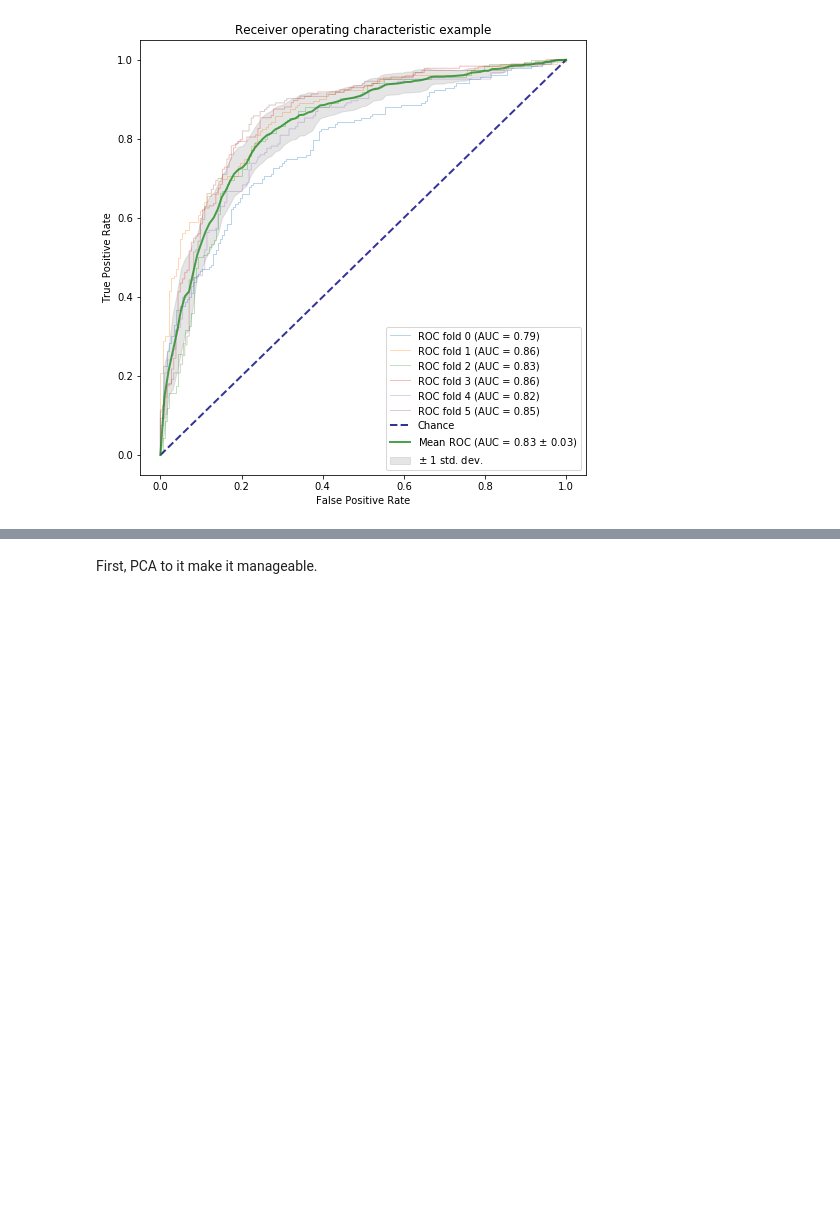
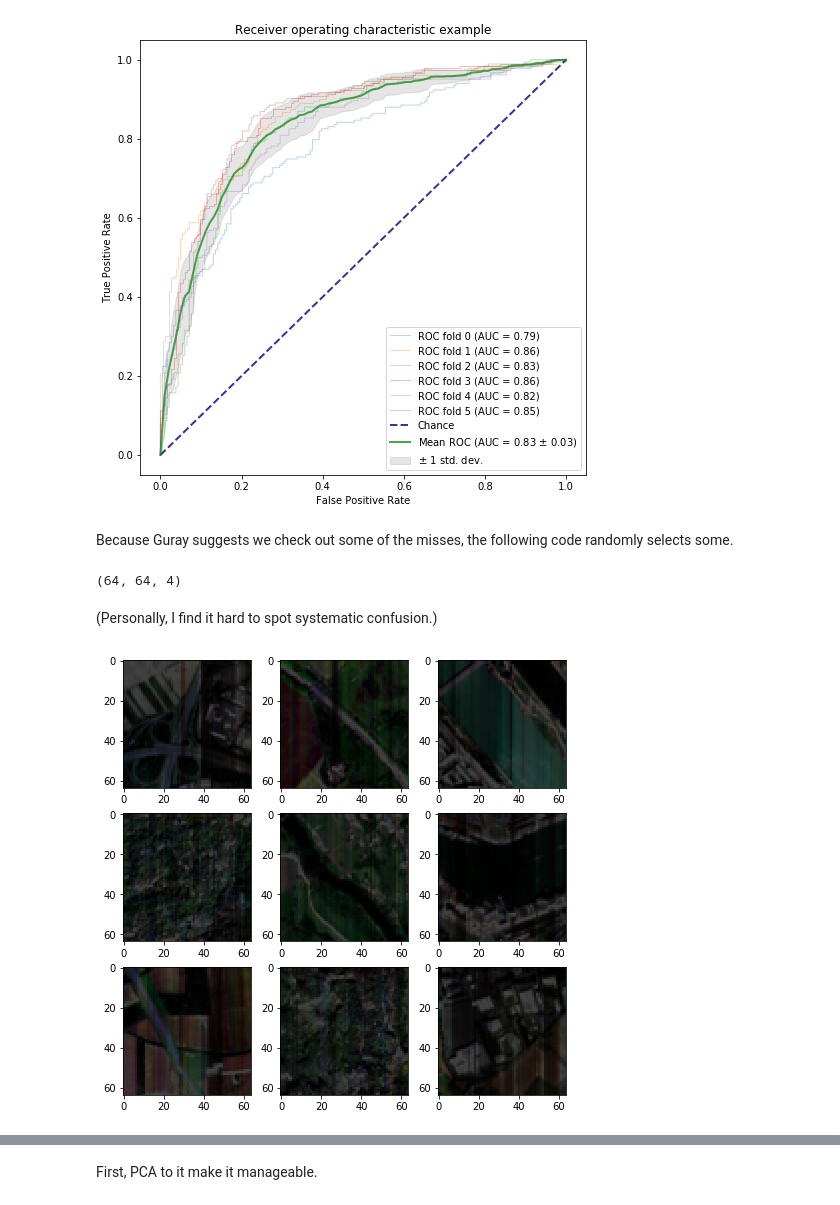
Before and after one commit to asrenninger/Week5, a Jupyter notebook: renninger_hw3.ipynb, the cells around one changed output, grey strips where cells are left out. Saved outputs shown, nothing was run; the diff lists cells and outputs as text; code cells hidden in the pictures; blank space fills up the shorter version.

```diff
--- a/renninger_hw3.ipynb
+++ b/renninger_hw3.ipynb
@@ -730,6 +744,37 @@ ax.legend(loc = "lower right")
 plt.show()
 # %% [output]
 [figure]
+# %% [markdown]
+Because Guray suggests we check out some of the misses, the following code randomly selects some.
+# %%
+scoreboard = y_test == yPred_2
+
+misses = X_test[scoreboard]
+
+dims = pickle.load(open(sel.MatName[0], "rb"))
+dims = dims[:,:, CH].shape
+dims
+# %% [output]
+(64, 64, 4)
+# %% [markdown]
+(Personally, I find it hard to spot systematic confusion.)
+# %%
+idx = np.random.randint(0, sum(scoreboard), 9)
+
+fig, axs = plt.subplots(3, 3, figsize = [8, 8])
+for i in np.arange(0, 3):
+    for j in np.arange(0, 3):
+      ind = idx[i*3+j]
+      img = np.array(misses[ind]).reshape(dims)
+
+      for n in np.arange(0, 3):
+        img[:, :, n] = preprocessing.minmax_scale(img[:, :, n], feature_range = (0, 0.255))
+
+      axs[i, j].imshow(img[:, :, [2, 1, 0]], cmap = 'gray')
+
+plt.show()
+# %% [output]
+[figure, added]
 # %% [markdown]
 ### S8:
 - Q: Which pair of classes is the one with the highest classification accuracy? **Forest vs Highway**
```
Also changed, not shown: parts of 17 cells of this notebook, 2 other files.
